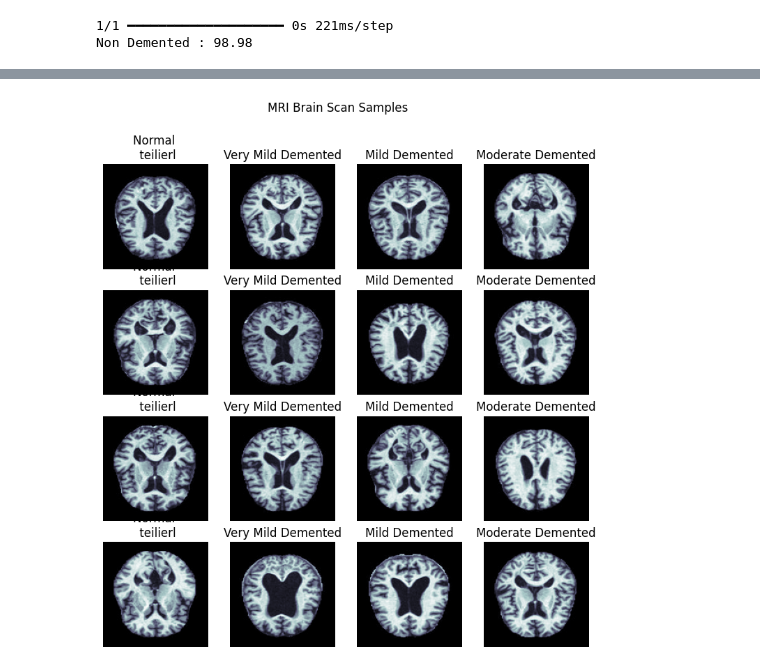
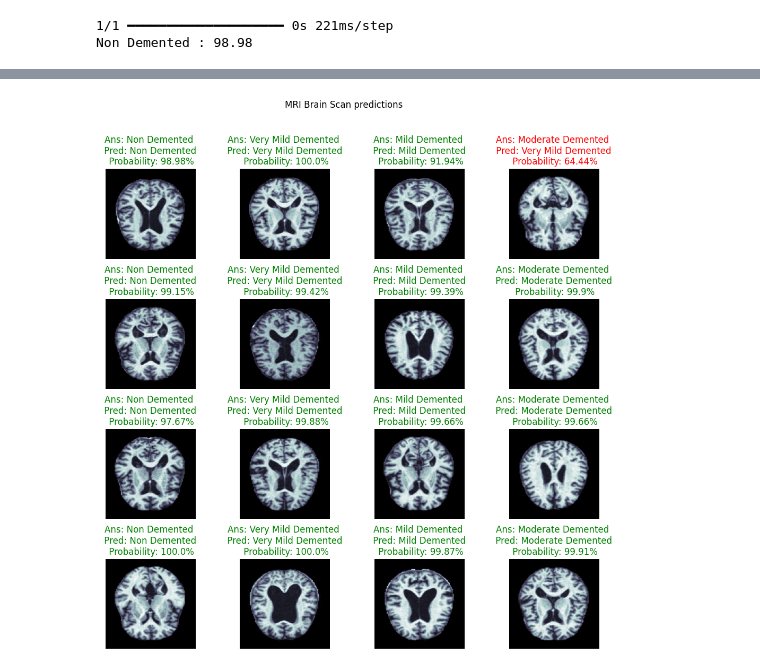
Before and after one commit to KyleHoss/Data-Science-Portfolio, a Jupyter notebook: Alzheimers-Classifier/Alzheimers.ipynb, the cells around one changed output, grey strips where cells are left out. Drawn from its saved outputs; the diff is of its cells as text; code cells hidden in the pictures.

```diff
--- a/Alzheimers-Classifier/Alzheimers.ipynb
+++ b/Alzheimers-Classifier/Alzheimers.ipynb
@@ -320,15 +311,13 @@ print(pred,':',proba)
 1/1 ━━━━━━━━━━━━━━━━━━━━ 0s 221ms/step
 Non Demented : 98.98
 # %%
-labels = ['Mild Demented', 'Moderate Demented', 'Non Demented', 'Very Mild Demented']
-
 # Figure Variables
 rows = 4
 colorMap = 'bone'
 
 # Set Figure Size
-plt.figure(figsize=(9,9))
-plt.suptitle('MRI Brain Scan Samples')
+plt.figure(figsize=(12,12))
+plt.suptitle('MRI Brain Scan Predictions')
 
 # Add Counter
 j=1
@@ -336,33 +325,62 @@ j=1
 # Plot image for normal lungs
 for i in range(rows):
 
+    plt.subplots_adjust(hspace=0.3,wspace=0.5)
+
     # Build Image & store in variable
     non_image = np.asarray(plt.imread(non_images[i]))
+    proba1, pred1 = predictImage(model=model, image=non_image)
+
     very_mild_image = np.asarray(plt.imread(very_mild_images[i]))
+    proba2, pred2 = predictImage(model=model, image=very_mild_image)
+
     mild_image = np.asarray(plt.imread(mild_images[i]))
+    proba3, pred3 = predictImage(model=model, image=mild_image)
+
     moderate_image = np.asarray(plt.imread(moderate_images[i]))
+    proba4, pred4 = predictImage(model=model, image=moderate_image)
+
+    if pred1 == 'Non Demented':
+        pred1_color = 'green'
+    else:
+        pred1_color = 'red'
+
+    if pred2 == 'Very Mild Demented':
+        pred2_color = 'green'
+    else:
+        pred2_color = 'red'
+
+    if pred3 == 'Mild Demented':
+        pred3_color = 'green'
+    else:
+        pred3_color = 'red'
+
+    if pred4 == 'Moderate Demented':
+        pred4_color = 'green'
+    else:
+        pred4_color = 'red'
 
     plt.subplot(rows, 4, j)
     plt.imshow(non_image, cmap=colorMap)
-    plt.title("Normal \n teilierl")
+    plt.title(f'''Ans: Non Demented \n Pred: {pred1} \n Probability: {proba1}%''', color=pred1_color)
     plt.axis('off')
     j = j+1
 
     plt.subplot(rows,4,j)
     plt.imshow(very_mild_image, cmap=colorMap)
-    plt.title('Very Mild Demented')
+    plt.title(f'''Ans: Very Mild Demented \n Pred: {pred2} \n Probability: {proba2}%''', color=pred2_color)
     plt.axis('off')
     j = j+1
 
     plt.subplot(rows,4,j)
     plt.imshow(mild_image, cmap= colorMap)
-    plt.title('Mild Demented')
+    plt.title(f'''Ans: Mild Demented \n Pred: {pred3} \n Probability: {proba3}%''', color=pred3_color)
     plt.axis('off')
     j = j+1
 
     plt.subplot(rows,4,j)
     plt.imshow(moderate_image, cmap=colorMap)
-    plt.title('Moderate Demented')
+    plt.title(f'''Ans: Moderate Demented \n Pred: {pred4} \n Probability: {proba4}%''', color=pred4_color)
     plt.axis('off')
     j = j+1
 # %% [output]
@@ -369 +403 @@ for i in range(rows):
-[figure, old version]
+[figure, new version]
```
Also changed, not shown: parts of 2 cells of this notebook.
